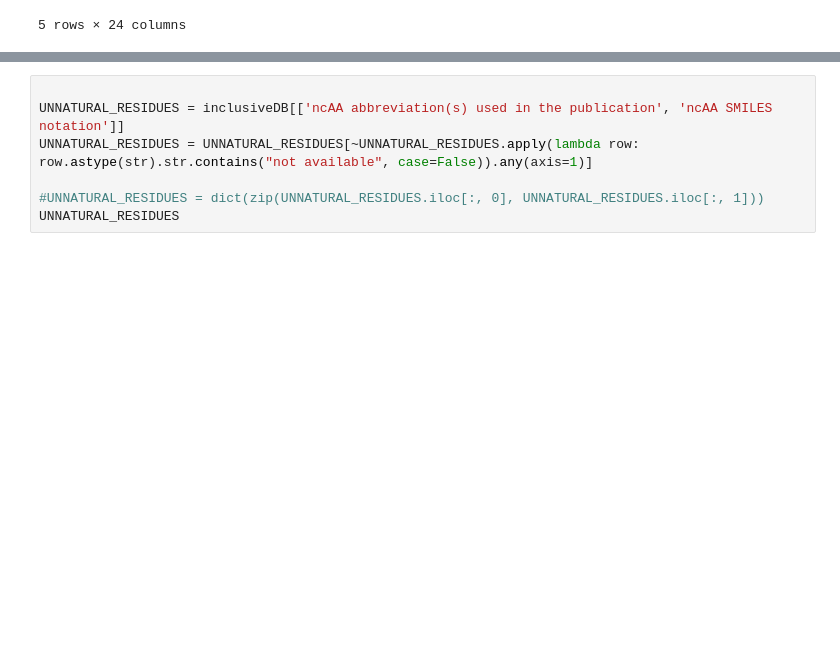
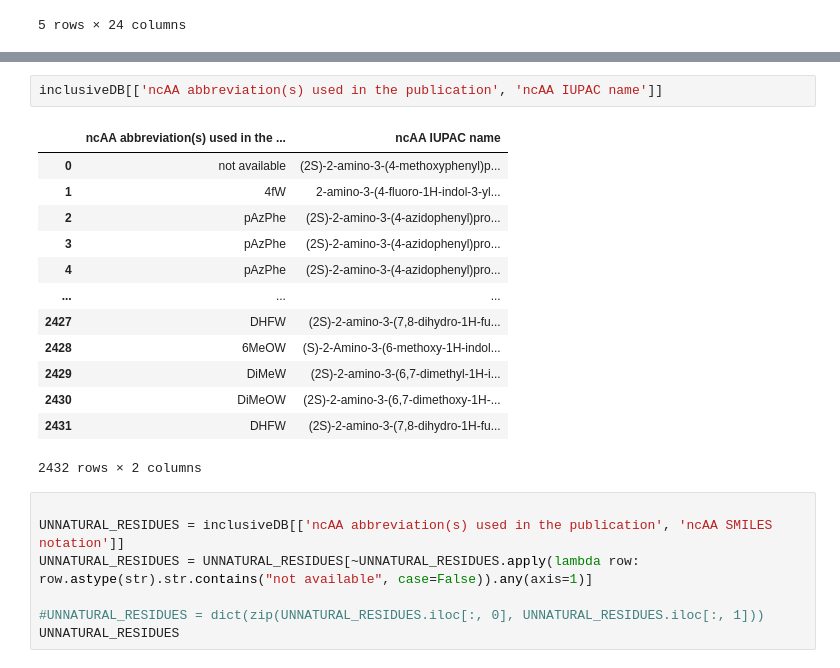
Before and after one commit to Azulene-Labs/SanjitAzuleneLabs, a Jupyter notebook: drug_dataset/UAA/inclusive_db_test.ipynb, the cells around one changed output, grey strips where cells are left out. Saved outputs shown, nothing was run; the diff lists cells and outputs as text; blank space fills up the shorter version.

```diff
--- a/drug_dataset/UAA/inclusive_db_test.ipynb
+++ b/drug_dataset/UAA/inclusive_db_test.ipynb
@@ -19,3 +37,19 @@ inclusiveDB.tail()
+# %%
+inclusiveDB[['ncAA abbreviation(s) used in the publication', 'ncAA IUPAC name']]
+# %% [output]
+|  | ncAA abbreviation(s) used in the ... | ncAA IUPAC name |
+| 0 | not available | (2S)-2-amino-3-(4-methoxyphenyl)p... |
+| 1 | 4fW | 2-amino-3-(4-fluoro-1H-indol-3-yl... |
+| 2 | pAzPhe | (2S)-2-amino-3-(4-azidophenyl)pro... |
+| 3 | pAzPhe | (2S)-2-amino-3-(4-azidophenyl)pro... |
+| 4 | pAzPhe | (2S)-2-amino-3-(4-azidophenyl)pro... |
+| ... | ... | ... |
+| 2427 | DHFW | (2S)-2-amino-3-(7,8-dihydro-1H-fu... |
+| 2428 | 6MeOW | (S)-2-Amino-3-(6-methoxy-1H-indol... |
+| 2429 | DiMeW | (2S)-2-amino-3-(6,7-dimethyl-1H-i... |
+| 2430 | DiMeOW | (2S)-2-amino-3-(6,7-dimethoxy-1H-... |
+| 2431 | DHFW | (2S)-2-amino-3-(7,8-dihydro-1H-fu... |
+2432 rows × 2 columns
 # %%
 
 UNNATURAL_RESIDUES = inclusiveDB[['ncAA abbreviation(s) used in the publication', 'ncAA SMILES notation']]
```
Also changed, not shown: parts of 1 cell of this notebook, 4 other files.
